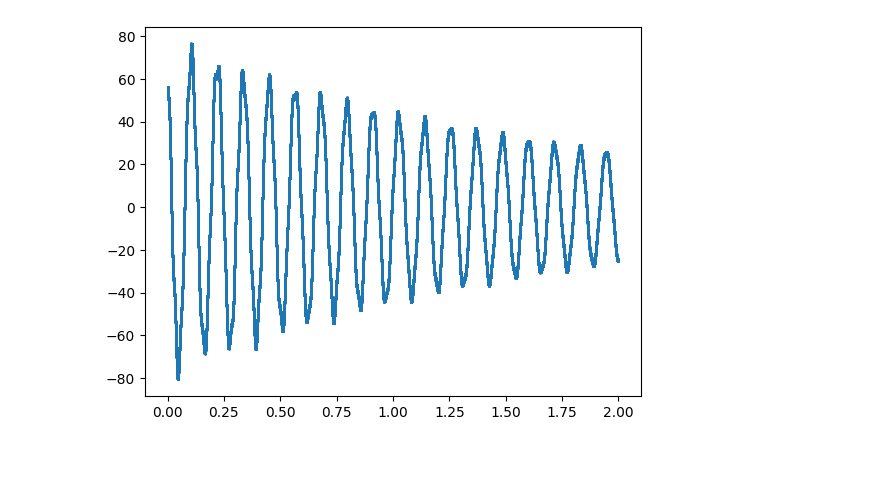
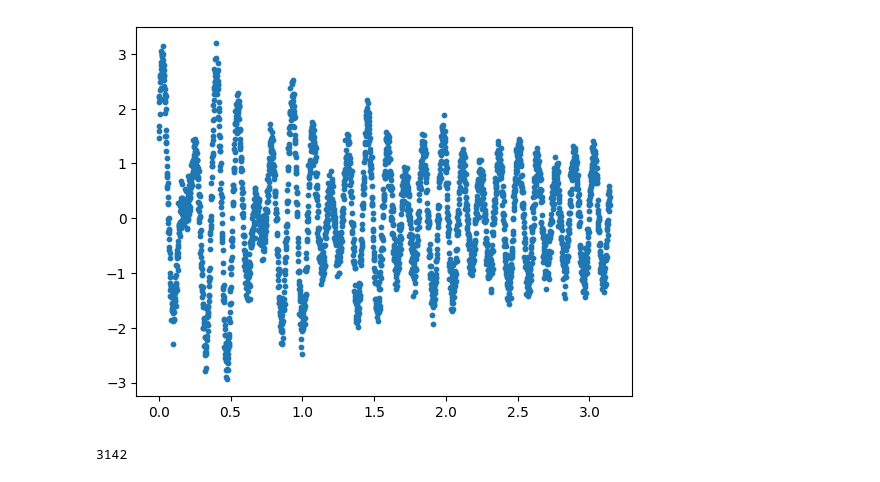
Before and after one commit to MateusDogan/Oscilatory-Analysis, a Jupyter notebook: python/template.ipynb, the cells around one changed output. Cells and saved outputs as stored; diff of their text form; code cells hidden in the pictures.

```diff
--- a/python/template.ipynb
+++ b/python/template.ipynb
@@ -7,9 +7,9 @@ import matplotlib.pyplot as plt
 def random_function(n :int):
     return {
         i: {
-            "amplitude": 10**random.uniform(0, 2),
-            "damping": random.uniform(0.5, 2),  # Only positive = always decaying
-            "frequency": random.uniform(0.0, 60.0),
+            "amplitude": 10**random.uniform(0, 1),
+            "damping": random.uniform(0.1, 1),  # Only positive = always decaying
+            "frequency": random.uniform(0.0, 10.0),
             "phase": random.uniform(0, 2*np.pi),
         }
         for i in range(n)
@@ -43,12 +43,13 @@ def random_sample(param_dict, intervalo, malha):
     }
     return pd.DataFrame(result).T
 # %%
-params = random_function(4)
+params = random_function(2)
 
-df_samples = random_sample(params, (0, 2), 1e-5)
+df_samples = random_sample(params, (0, np.pi), 1e-3)
 df_samples.to_csv(r"sample.csv")
 
-plt.scatter(df_samples["tempo"], df_samples["y-coordinate"], s = 1)
+plt.scatter(df_samples["tempo"], df_samples["y-coordinate"], s = 10)
 plt.show()
 # %% [output]
-[figure, old version]
+[figure, new version]
+3142
```
